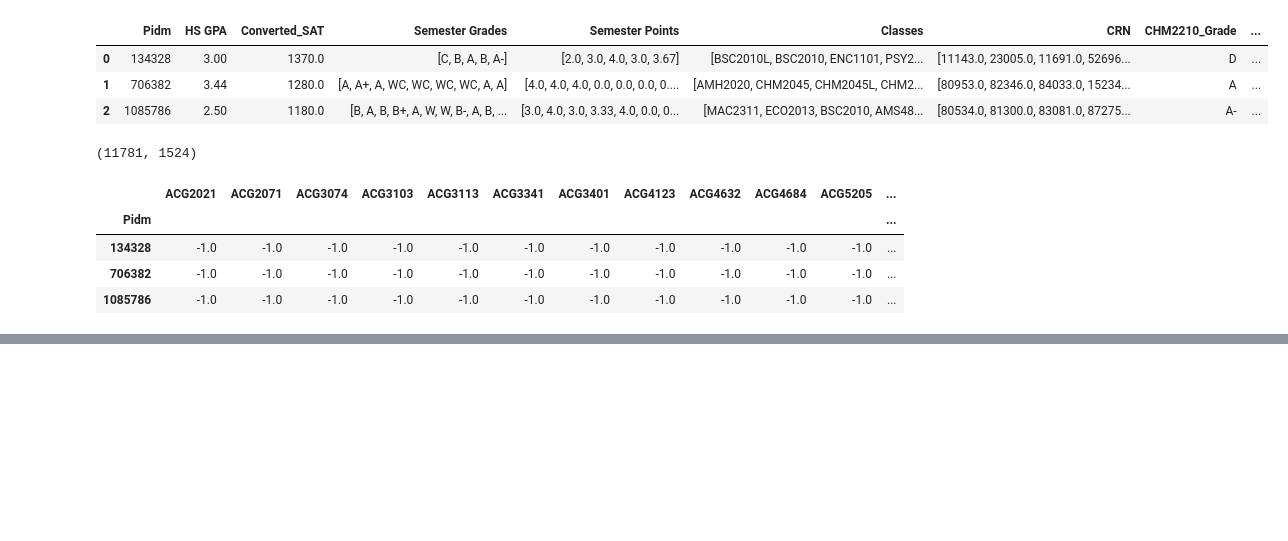
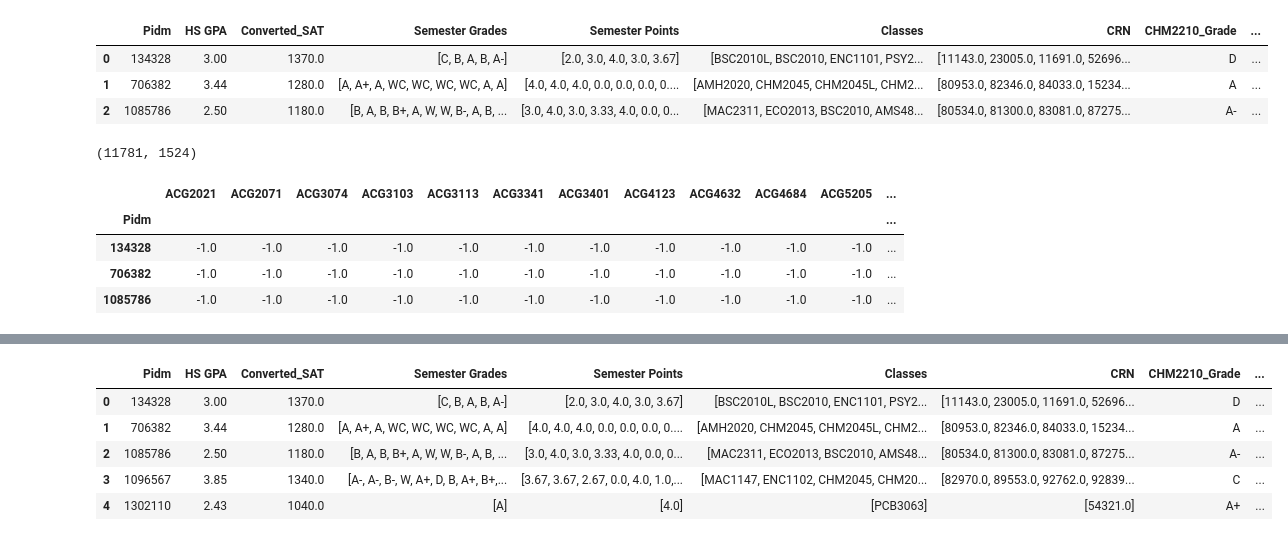
Before and after one commit to ArtKrutsko/CIS4915, a Jupyter notebook: Adaboost.ipynb, the cells around one changed output, grey strips where cells are left out. Cells and saved outputs as stored; diff of their text form; code cells hidden in the pictures; blank space fills up the shorter version.

```diff
--- a/Adaboost.ipynb
+++ b/Adaboost.ipynb
@@ -281,0 +280,19 @@ SyntaxError: incomplete input (1125700972.py, line 13)
+# %%
+def map_pass_fail(grade):
+    fail_grades = failing_grades = ['F', 'IF', 'W','D-', 'F', 'D+', 'D#', 'D+', 'F#', 'D', 'D', 'D-','U','W','F*','D*','CF','I','FF','Z','W*', 'F+', 'F-', 'F#', 'F*','D-*','IF','IF*', 'D+*','CIF','Z*', 'IU','M', 'CI', 'MU', 'U*', 'ID', 'IB', 'IU*', 'IS', 'CW']
+    if grade in fail_grades:
+        return 0  # Pass
+    else:
+        return 1  # Fail
+# %%
+# Apply the mapping
+groupped_df['pass_fail'] = groupped_df['CHM2210_Grade'].apply(map_pass_fail)
+# %%
+groupped_df.head(5)
+# %% [output]
+|  | Pidm | HS GPA | Converted_SAT | Semester Grades | Semester Points | Classes | CRN | CHM2210_Grade | ... |
+| 0 | 134328 | 3.00 | 1370.0 | [C, B, A, B, A-] | [2.0, 3.0, 4.0, 3.0, 3.67] | [BSC2010L, BSC2010, ENC1101, PSY2... | [11143.0, 23005.0, 11691.0, 52696... | D | ... |
+| 1 | 706382 | 3.44 | 1280.0 | [A, A+, A, WC, WC, WC, WC, A, A] | [4.0, 4.0, 4.0, 0.0, 0.0, 0.0, 0.... | [AMH2020, CHM2045, CHM2045L, CHM2... | [80953.0, 82346.0, 84033.0, 15234... | A | ... |
+| 2 | 1085786 | 2.50 | 1180.0 | [B, A, B, B+, A, W, W, B-, A, B, ... | [3.0, 4.0, 3.0, 3.33, 4.0, 0.0, 0... | [MAC2311, ECO2013, BSC2010, AMS48... | [80534.0, 81300.0, 83081.0, 87275... | A- | ... |
+| 3 | 1096567 | 3.85 | 1340.0 | [A-, A-, B-, W, A+, D, B, A+, B+,... | [3.67, 3.67, 2.67, 0.0, 4.0, 1.0,... | [MAC1147, ENC1102, CHM2045, CHM20... | [82970.0, 89553.0, 92762.0, 92839... | C | ... |
+| 4 | 1302110 | 2.43 | 1040.0 | [A] | [4.0] | [PCB3063] | [54321.0] | A+ | ... |
```
Also changed, not shown: parts of 4 cells of this notebook.
